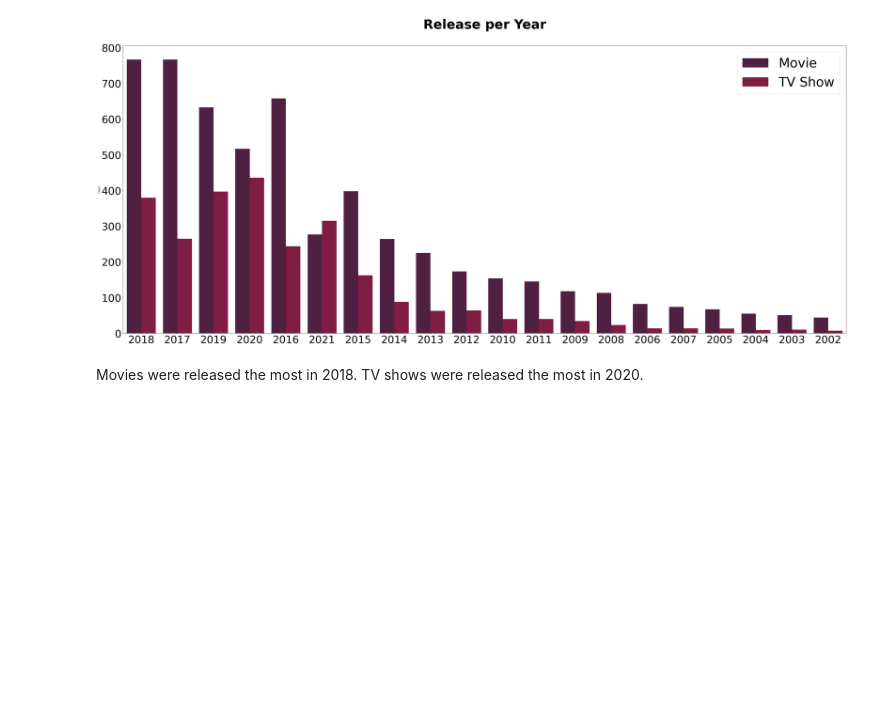
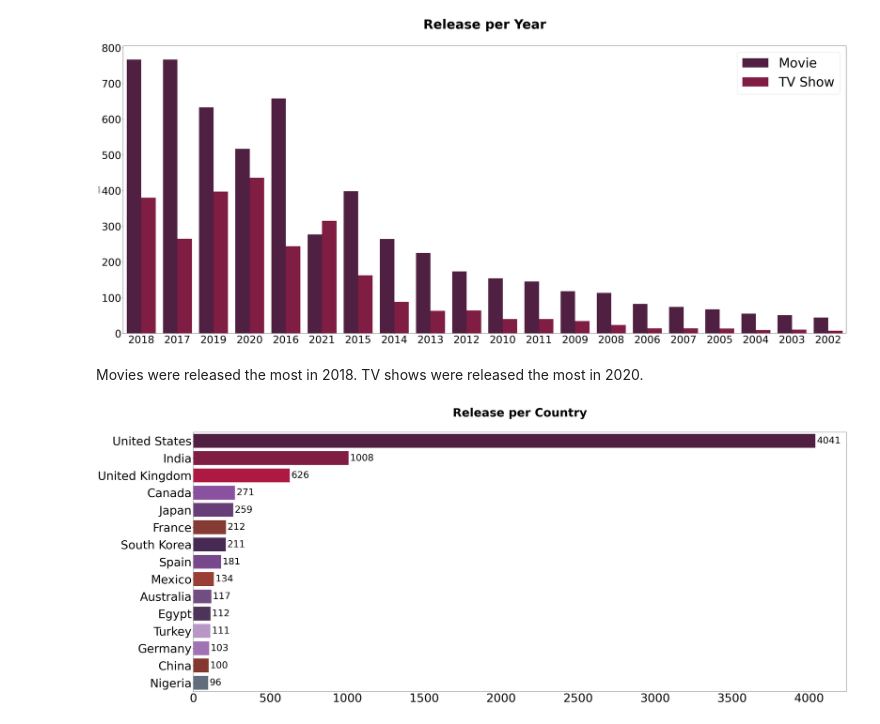
Before and after one commit to noahnoahnoahtran/project22-netflix-analysis, a Jupyter notebook: netflix_title_analysis.ipynb, the cells around one changed output. Cells and saved outputs as stored; diff of their text form; code cells hidden in the pictures; blank space fills up the shorter version.

```diff
--- a/netflix_title_analysis.ipynb
+++ b/netflix_title_analysis.ipynb
@@ -354,3 +354,17 @@ plt.show()
 # %% [markdown]
 Movies were released the most in 2018.
 TV shows were released the most in 2020.
+# %%
+#Which country has the most release?
+
+fig, ax = plt.subplots(figsize = (50, 20))
+ax = sns.countplot(y = 'country', data = df, palette = colors, order = df['country'].value_counts().index[:15])
+ax.set_xlabel('')
+ax.set_ylabel('')
+for p in ax.patches:
+    ax.annotate(int(p.get_width()), (p.get_width() + 10, p.get_y() + p.get_height() / 2), ha = 'left', va = 'center', color = 'black', fontsize = 40)
+    ax.tick_params(axis = 'both', labelsize = 50)
+plt.title('Release per Country\n', fontsize = 50, fontweight = 'bold')
+plt.show()
+# %% [output]
+[figure, added]
```
